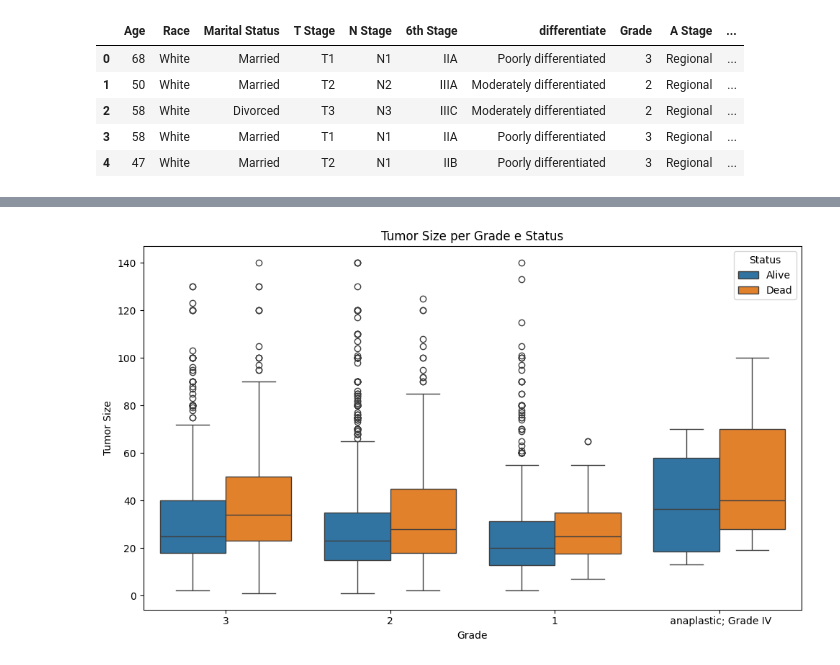
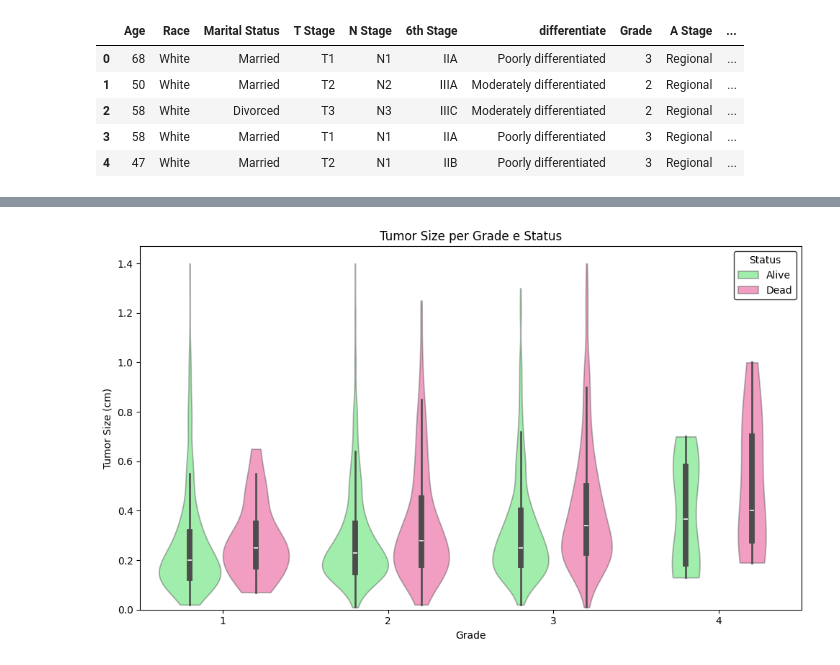
Before and after one commit to andreeriga/Scientific-Visualization-Magistrale, a Jupyter notebook: notebooks/breast.ipynb, the cells around one changed output, grey strips where cells are left out. Cells and saved outputs as stored; diff of their text form; code cells hidden in the pictures.

```diff
--- a/notebooks/breast.ipynb
+++ b/notebooks/breast.ipynb
@@ -133,20 +132,42 @@ plt.show()
 # %%
+df = pd.read_csv("../data/breast_cancer_dataset.csv")
+
+df["Tumor Size"] = df["Tumor Size"] / 100
+
+# Sostituisci "anaplastic; Grade IV" con "4"
+df['Grade'] = df['Grade'].replace({' anaplastic; Grade IV': '4'})
+
+# Convertiamo Grade in interi per ordinamento
+df['Grade'] = df['Grade'].astype(int)
+
+# Ordine dei gradi
+grade_order = [1, 2, 3, 4]
+
 plt.figure(figsize=(10,6))
 
-sns.boxplot(
+# Violinplot
+sns.violinplot(
     data=df,
     x="Grade",
     y="Tumor Size",
-    hue="Status"
+    hue="Status",
+    order=grade_order,
+    inner="box",
+    palette={"Alive": (7/255, 247/255, 43/255), "Dead": (255/255, 0/255, 111/255)},
+    cut=0,
+    alpha = 0.43
 )
 
-plt.title("Tumor Size per Grade e Status")
+plt.title("Tumor Size per Grade and Status")
 plt.xlabel("Grade")
-plt.ylabel("Tumor Size")
-plt.legend(title="Status")
+plt.ylabel("Tumor Size (cm)")
+plt.ylim(0, None)  # Asse y parte da 0
+
+# Legenda all'interno del grafico
+plt.legend(title="Status", loc='upper right', frameon=True, facecolor='white', edgecolor='black')
 
 plt.tight_layout()
 plt.show()
 # %% [output]
-[figure, old version]
+[figure, new version]
 # %%
```
Also changed, not shown: parts of 8 cells of this notebook, 1 other file.
